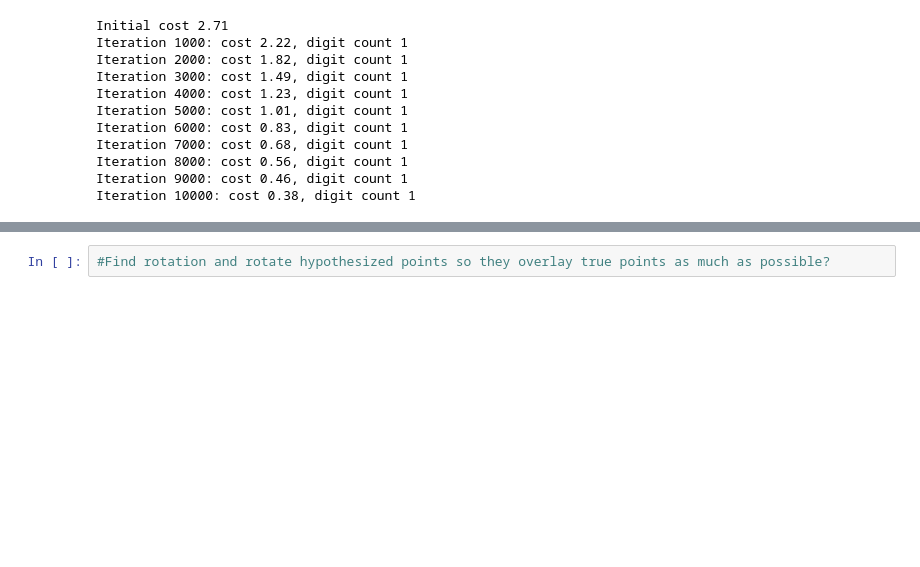
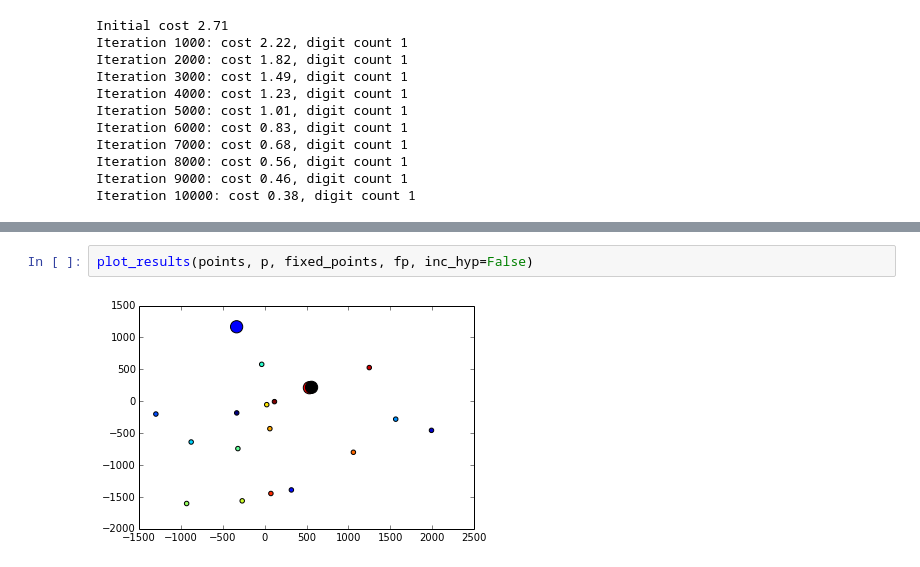
Before and after one commit to Taraxicum/geo_parser, a Jupyter notebook: Geographic Clustering-Test Case.ipynb, the cells around one changed output, grey strips where cells are left out. Cells and saved outputs as stored; diff of their text form; blank space fills up the shorter version.

```diff
--- a/Geographic Clustering-Test Case.ipynb
+++ b/Geographic Clustering-Test Case.ipynb
@@ -224,2 +246,4 @@ plot_results(points, p, fixed_points, fp)
-# %%
-#Find rotation and rotate hypothesized points so they overlay true points as much as possible?
+# %%
+plot_results(points, p, fixed_points, fp, inc_hyp=False)
+# %% [output]
+[figure, added]
```
Also changed, not shown: parts of 13 cells of this notebook.
